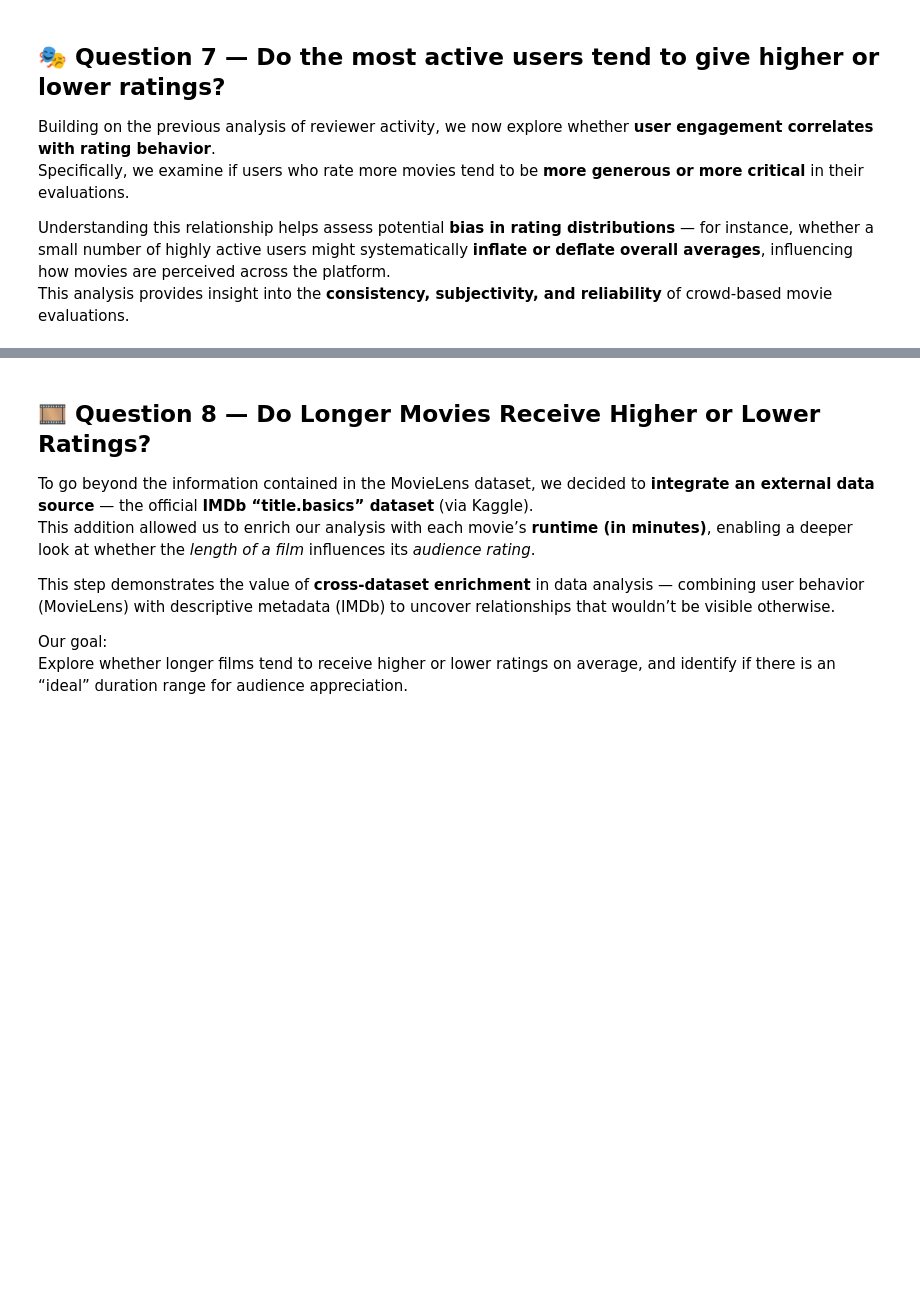
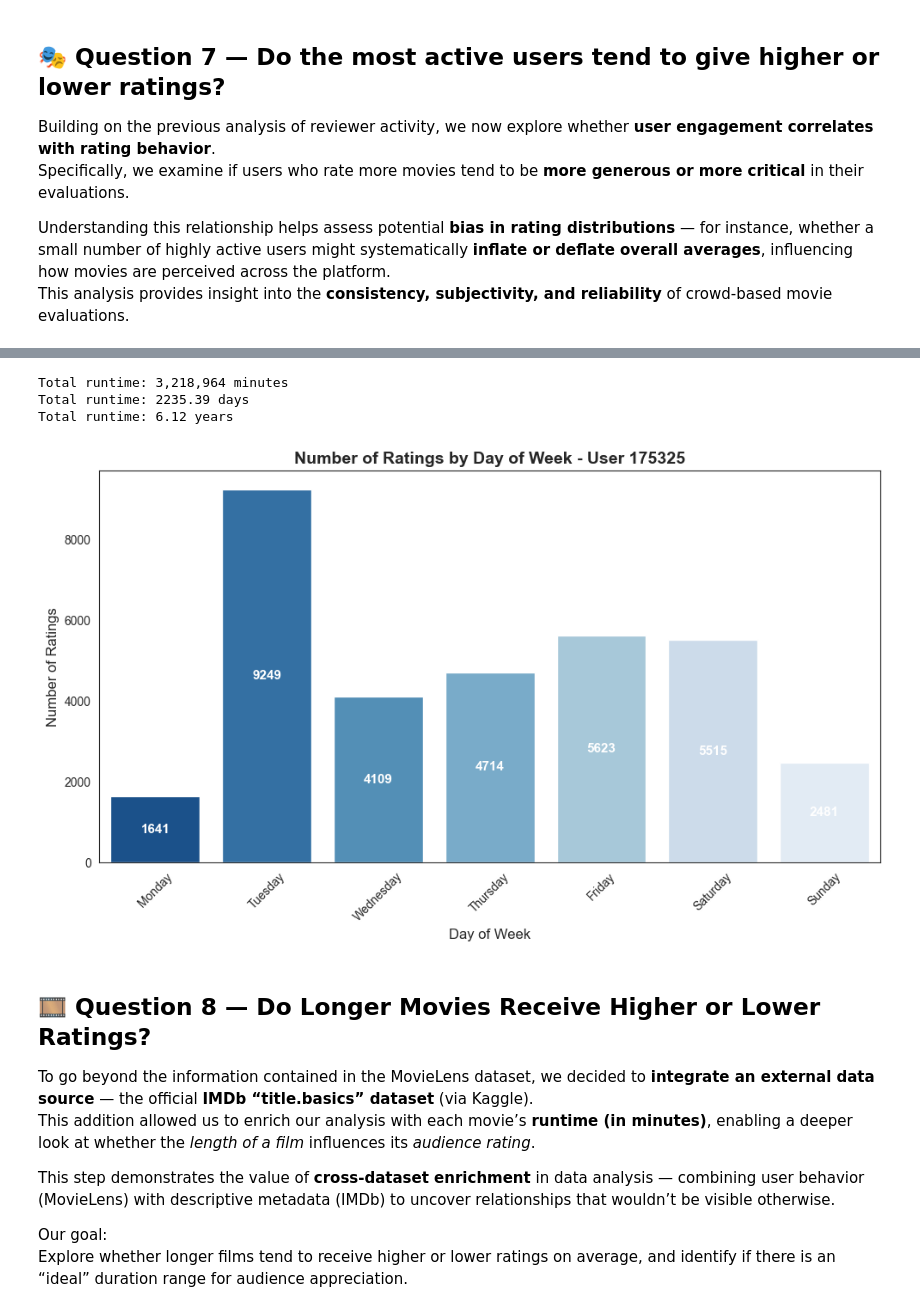
Before and after one commit to ritamaravilhamarques/BDF25_7, a Jupyter notebook: BDF25_7_data/big_data/ml-32m/Notebook_2.ipynb, the cells around one changed output, grey strips where cells are left out. Saved outputs shown, nothing was run; the diff lists cells and outputs as text; code cells hidden in the pictures; blank space fills up the shorter version.

```diff
--- a/BDF25_7_data/big_data/ml-32m/Notebook_2.ipynb
+++ b/BDF25_7_data/big_data/ml-32m/Notebook_2.ipynb
@@ -684,10 +700,14 @@ df_moviedetails =  df_moviedetails.filter(pl.col("rating_count") > 50)
 #### **3.1.1. Top 10 movies by average rating**
 # %%
 top10_pl = (
-    df
+    df_moviedetails
     .filter(pl.col("rating_count") > 10000)
     .sort("average_rating", descending=True)
-    .select(["title", "average_rating", "rating_count"])
+    .select([
+        (pl.col("title") + " (" + pl.col("year").cast(pl.Utf8) + ")").alias("title"),
+        "average_rating",
+        "rating_count"
+    ])
     .head(10)
 )
 
@@ -1190,0 +1211,4 @@ While a few outliers exist, the overall stability of averages across activity le
+# %%
+#Filter ratings made by userid 175325
+df_user_175325 = df_ratings.filter(pl.col("userId") == 175325)
+df_user_175325.shape
@@ -1191,3 +1256,53 @@ While a few outliers exist, the overall stability of averages across activity le
+# %%
+#sum the runtime minutes of all movies rated by user 175325 - convert to days
+
+total_runtime_minutes = df_user_175325_imdb.select(pl.col("runtimeMinutes").sum())[0, 0]
+total_runtime_days = total_runtime_minutes / (60 * 24)
+total_runtime_years = total_runtime_days / 365.25
+
+print(f"Total runtime: {total_runtime_minutes:,} minutes")
+print(f"Total runtime: {total_runtime_days:.2f} days")
+print(f"Total runtime: {total_runtime_years:.2f} years")
+# %% [output]
+Total runtime: 3,218,964 minutes
+Total runtime: 2235.39 days
+Total runtime: 6.12 years
+# %%
+# Extract day of week and count ratings
+day_of_week_counts = df_user_175325_imdb.with_columns(
+    pl.col("datetime").dt.weekday().alias("day_of_week"),
+    pl.col("datetime").dt.strftime("%A").alias("day_name")
+).group_by(["day_of_week", "day_name"]).agg(
+    pl.len().alias("rating_count")
+).sort("day_of_week")
+
+# Convert to pandas and plot
+dow_pd = day_of_week_counts.to_pandas()
+
+plt.figure(figsize=(10, 6))
+bars = sns.barplot(data=dow_pd, x="day_name", y="rating_count", hue="day_name", palette="Blues_r", legend=False)
+
+# Add count labels inside bars
+for i, (count, day) in enumerate(zip(dow_pd["rating_count"], dow_pd["day_name"])):
+    bars.text(
+        i,
+        count / 2,  # Middle of the bar
+        f"{int(count)}",
+        ha="center",
+        va="center",
+        fontsize=11,
+        fontweight="bold",
+        color="white"
+    )
+
+plt.title("Number of Ratings by Day of Week - User 175325", fontsize=14, fontweight="bold")
+plt.xlabel("Day of Week", fontsize=12)
+plt.ylabel("Number of Ratings", fontsize=12)
+plt.xticks(rotation=45)
+plt.tight_layout()
+plt.show()
+# %% [output]
+[figure, added]
 # %% [markdown]
 
 ## 🎞️ Question 8 — Do Longer Movies Receive Higher or Lower Ratings?
```
Also changed, not shown: parts of 39 cells of this notebook, 1 other file.
